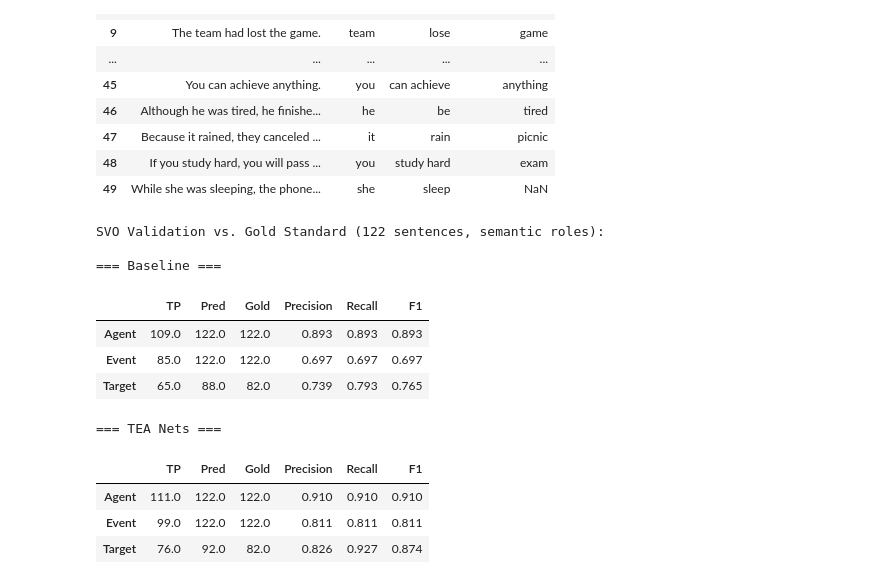
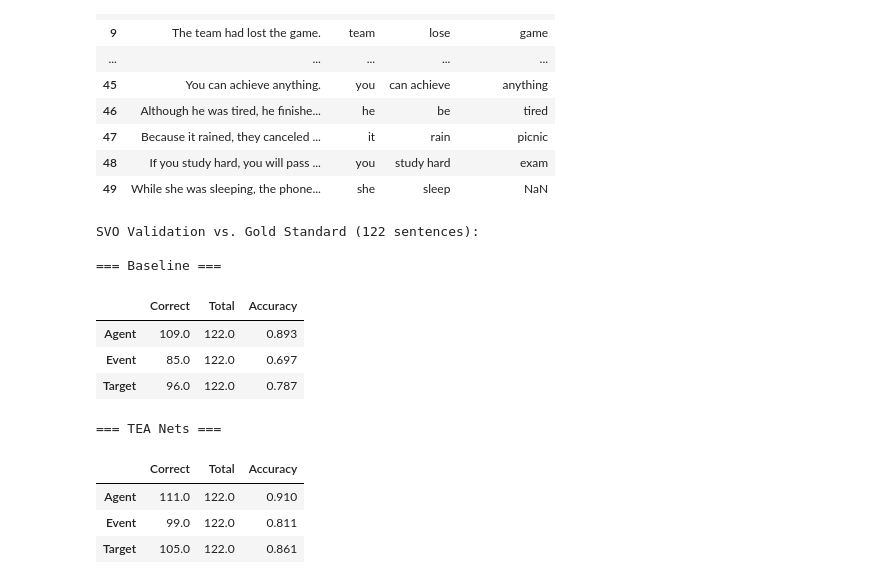
Before and after one commit to MassimoStel/Who-Did-What_Networks, a Jupyter notebook: Docs & Guides/Validation.ipynb, the cells around one changed output. Cells and saved outputs as stored; diff of their text form; code cells hidden in the pictures.

Commit message:
refactor: replace precision, recall, and f1 metrics with accuracy in validation documentation and scripts

```diff
--- a/Docs & Guides/Validation.ipynb
+++ b/Docs & Guides/Validation.ipynb
@@ -52,14 +32,9 @@ def norm(x):
     s = str(x).strip().lower()
     return "__none__" if s in {"", "nan", "none"} else s
 
-def prf(pred, gold):
+def accuracy(pred, gold):
     p = pred.apply(norm)
     g = gold.apply(norm)
-    both_present = (p != "__none__") & (g != "__none__")
-    tp = ((p == g) & both_present).sum()
-    n_pred = (p != "__none__").sum()
-    n_gold = (g != "__none__").sum()
-    precision = tp / n_pred if n_pred else 0.0
-    recall = tp / n_gold if n_gold else 0.0
-    f1 = 2 * precision * recall / (precision + recall) if (precision + recall) else 0.0
-    return {"TP": tp, "Pred": n_pred, "Gold": n_gold, "Precision": round(precision, 3), "Recall": round(recall, 3), "F1": round(f1, 3)}
+    correct = (p == g).sum()
+    total = len(p)
+    return {"Correct": correct, "Total": total, "Accuracy": round(correct / total, 3) if total else 0.0}
@@ -156,13 +128,10 @@ def extract_svo_dep(doc):
             break
     # Map syntactic → semantic roles
     if is_passive and obj:
-        # Passive with agent: subj→Target, obj→Agent
         return obj, verb, subj
     elif is_passive:
-        # Passive without agent: subj→Agent (approx), no Target
         return subj, verb, None
     else:
-        # Active: subj→Agent, obj→Target
         return subj, verb, obj
 
 gold_rows = []
@@ -184,9 +153,9 @@ for i, row in df_gold.iterrows():
 
 df_eval = pd.DataFrame(gold_rows)
 metrics_baseline = {
-    "Agent":  prf(df_eval["pred_agent"],  df_eval["gold_agent"]),
-    "Event":  prf(df_eval["pred_event"],  df_eval["gold_event"]),
-    "Target": prf(df_eval["pred_target"], df_eval["gold_target"]),
+    "Agent":  accuracy(df_eval["pred_agent"],  df_eval["gold_agent"]),
+    "Event":  accuracy(df_eval["pred_event"],  df_eval["gold_event"]),
+    "Target": accuracy(df_eval["pred_target"], df_eval["gold_target"]),
 }
 
 # TEA Nets extraction
@@ -205,44 +174,64 @@ for i, row in df_gold.iterrows():
         did = who_did.iloc[0]["Node 2"]
     if not did_what.empty:
         if did is None:
             did = did_what.iloc[0]["Node 1"]
         same_verb = did_what[did_what["Node 1"] == did]
         what = same_verb.iloc[0]["Node 2"] if not same_verb.empty else did_what.iloc[0]["Node 2"]
 
     tea_rows.append({
         "pred_agent": who,
         "pred_event": did,
         "pred_target": what,
         "gold_agent": row["agent"],
         "gold_event": row["event"],
         "gold_target": row["target"],
     })
 
 df_tea_eval = pd.DataFrame(tea_rows)
 metrics_tea = {
-    "Agent":  prf(df_tea_eval["pred_agent"],  df_tea_eval["gold_agent"]),
-    "Event":  prf(df_tea_eval["pred_event"],  df_tea_eval["gold_event"]),
-    "Target": prf(df_tea_eval["pred_target"], df_tea_eval["gold_target"]),
+    "Agent":  accuracy(df_tea_eval["pred_agent"],  df_tea_eval["gold_agent"]),
+    "Event":  accuracy(df_tea_eval["pred_event"],  df_tea_eval["gold_event"]),
+    "Target": accuracy(df_tea_eval["pred_target"], df_tea_eval["gold_target"]),
 }
 
-print("SVO Validation vs. Gold Standard (122 sentences, semantic roles):\n")
+print("SVO Validation vs. Gold Standard (122 sentences):\n")
 print("=== Baseline ===")
 df_bl = pd.DataFrame(metrics_baseline).T
 display(df_bl)
 
 print("\n=== TEA Nets ===")
 df_tea_m = pd.DataFrame(metrics_tea).T
 display(df_tea_m)
+
+# --- Show errors ---
+def show_errors(df, label):
+    print(f"\n{'='*60}")
+    print(f"Errors: {label}")
+    print(f"{'='*60}")
+    for role, pred_col, gold_col in [("Agent", "pred_agent", "gold_agent"),
+                                      ("Event", "pred_event", "gold_event"),
+                                      ("Target", "pred_target", "gold_target")]:
+        p = df[pred_col].apply(norm)
+        g = df[gold_col].apply(norm)
+        err_mask = p != g
+        if err_mask.any():
+            print(f"\n--- {role} ({err_mask.sum()} errors) ---")
+            for idx in df[err_mask].index:
+                sent = str(df.loc[idx, "sentence"])[:60] if "sentence" in df.columns else f"row {idx}"
+                print(f"  [{sent}]  pred='{df.loc[idx, pred_col]}'  gold='{df.loc[idx, gold_col]}'")
+
+show_errors(df_eval, "Baseline")
+show_errors(df_tea_eval, "TEA Nets")
 # %% [output]
-SVO Validation vs. Gold Standard (122 sentences, semantic roles):
+SVO Validation vs. Gold Standard (122 sentences):
 
 === Baseline ===
-|  | TP | Pred | Gold | Precision | Recall | F1 |
-| Agent | 109.0 | 122.0 | 122.0 | 0.893 | 0.893 | 0.893 |
-| Event | 85.0 | 122.0 | 122.0 | 0.697 | 0.697 | 0.697 |
-| Target | 65.0 | 88.0 | 82.0 | 0.739 | 0.793 | 0.765 |
+|  | Correct | Total | Accuracy |
+| Agent | 109.0 | 122.0 | 0.893 |
+| Event | 85.0 | 122.0 | 0.697 |
+| Target | 96.0 | 122.0 | 0.787 |
 === TEA Nets ===
-|  | TP | Pred | Gold | Precision | Recall | F1 |
-| Agent | 111.0 | 122.0 | 122.0 | 0.910 | 0.910 | 0.910 |
-| Event | 99.0 | 122.0 | 122.0 | 0.811 | 0.811 | 0.811 |
-| Target | 76.0 | 92.0 | 82.0 | 0.826 | 0.927 | 0.874 |
+|  | Correct | Total | Accuracy |
+| Agent | 111.0 | 122.0 | 0.910 |
+| Event | 99.0 | 122.0 | 0.811 |
+| Target | 105.0 | 122.0 | 0.861 |
```
Also changed, not shown: parts of 4 cells of this notebook, 1 other file.
